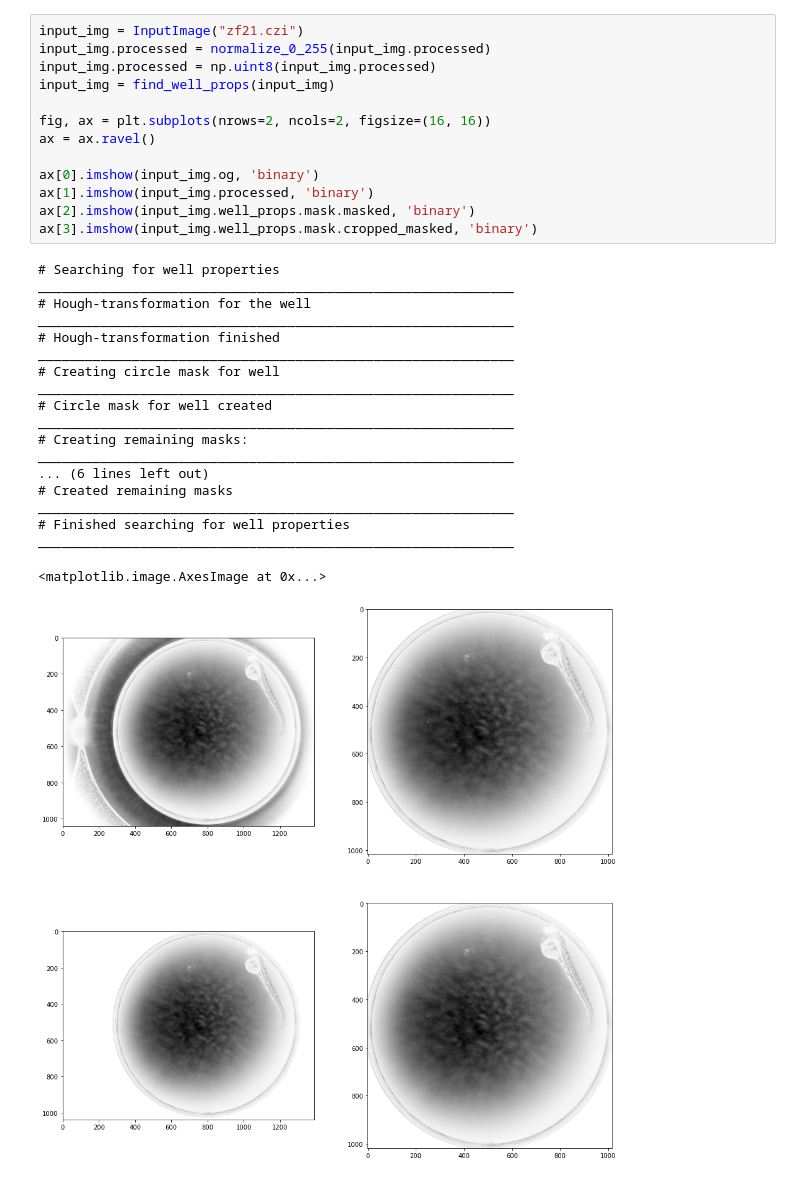
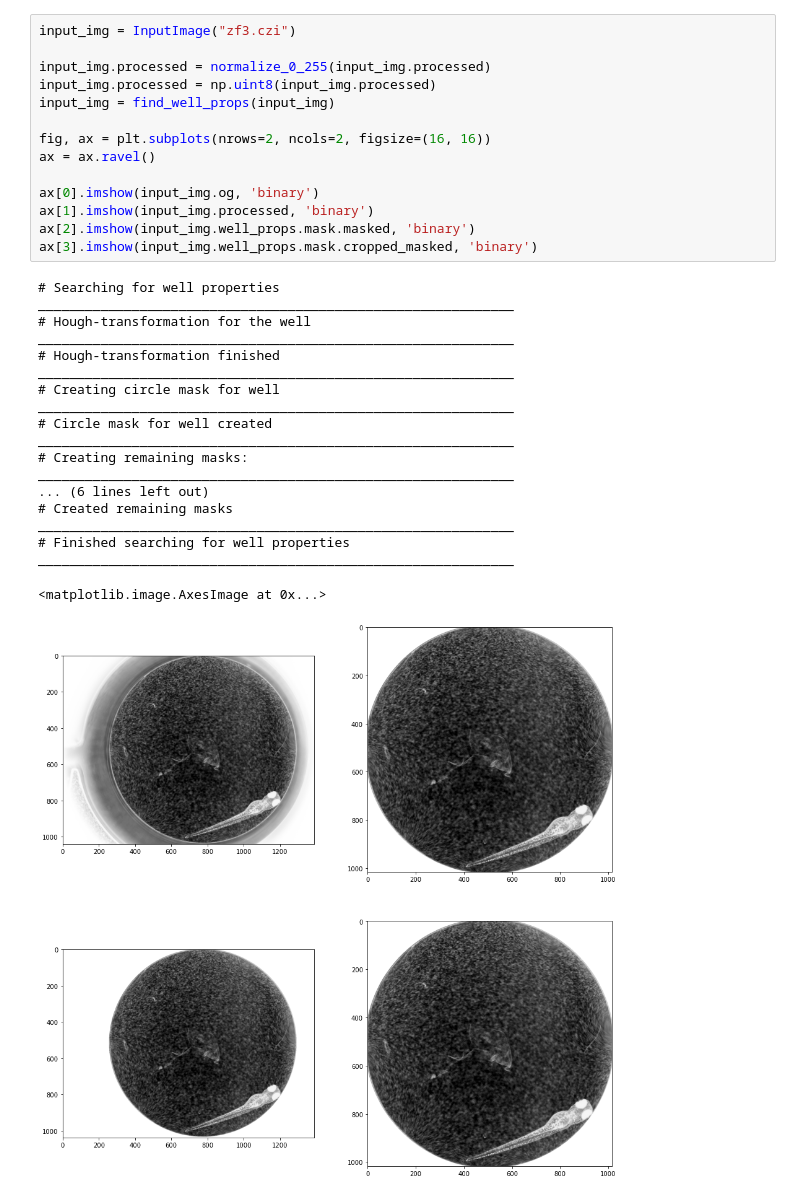
Before and after one commit to gimesia/zebrafisher, a Jupyter notebook: __jupyter__/new_find_fish.ipynb, the cells around one changed output. Saved outputs shown, nothing was run; the diff lists cells and outputs as text.

```diff
--- a/__jupyter__/new_find_fish.ipynb
+++ b/__jupyter__/new_find_fish.ipynb
@@ -16,35 +13,36 @@ from src.utils import keep_second_largest_object
 from src.well.find_well_props import find_well_props
 # %%
-input_img = InputImage("zf21.czi")
+input_img = InputImage("zf3.czi")
+
 input_img.processed = normalize_0_255(input_img.processed)
 input_img.processed = np.uint8(input_img.processed)
 input_img = find_well_props(input_img)
 
 fig, ax = plt.subplots(nrows=2, ncols=2, figsize=(16, 16))
 ax = ax.ravel()
 
 ax[0].imshow(input_img.og, 'binary')
 ax[1].imshow(input_img.processed, 'binary')
 ax[2].imshow(input_img.well_props.mask.masked, 'binary')
 ax[3].imshow(input_img.well_props.mask.cropped_masked, 'binary')
 # %% [output]
 # Searching for well properties
 _____________________________________________________________
 # Hough-transformation for the well
 _____________________________________________________________
 # Hough-transformation finished
 _____________________________________________________________
 # Creating circle mask for well
 _____________________________________________________________
 # Circle mask for well created
 _____________________________________________________________
 # Creating remaining masks:
 _____________________________________________________________
 ... (6 lines left out)
 # Created remaining masks
 _____________________________________________________________
 # Finished searching for well properties
 _____________________________________________________________
 <matplotlib.image.AxesImage at 0x...>
-[figure, old version]
+[figure, new version]
 # %%
```
Also changed, not shown: parts of 9 cells of this notebook.
